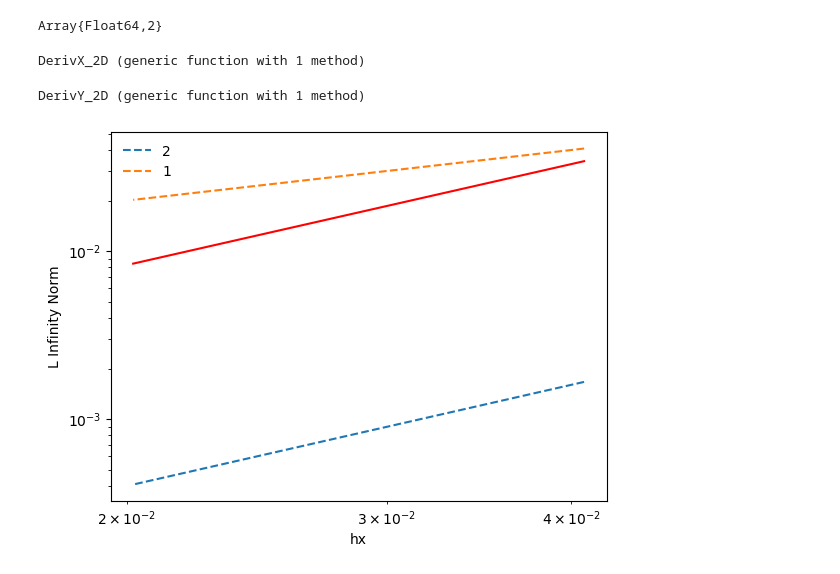
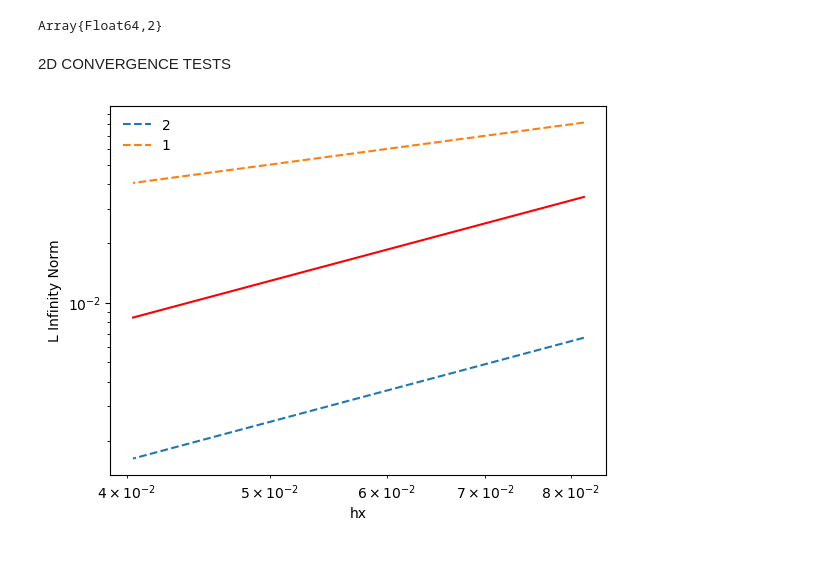
Before and after one commit to mmedina002/SparseGrids, a Jupyter notebook: src/ipython-notebooks/FiniteDifferencingClean.ipynb, the cells around one changed output. Cells and saved outputs as stored; diff of their text form; code cells hidden in the pictures.

```diff
--- a/src/ipython-notebooks/FiniteDifferencingClean.ipynb
+++ b/src/ipython-notebooks/FiniteDifferencingClean.ipynb
@@ -161,73 +227,38 @@ PyObject <matplotlib.colorbar.Colorbar object at 0x...>
 typeof(sinxcosy)
 # %% [output]
 Array{Float64,2}
-# %%
-function DerivX_2D(u::Array{Float64,2}, grid::Params2D)::Array{Float64}
-    dudx= zeros(grid.Nx,grid.Ny)
-    hx = dX_2D(grid)
-
-    for i in 1:grid.Nx, j in 1:grid.Ny
-        if i==1
-            dudx[i,j] = (u[i+1,j] - u[i,j])/hx
-        elseif i==grid.Nx
-            dudx[i,j] = (u[i,j] - u[i-1,j])/hx
-        else
-            dudx[i,j] = (u[i+1,j]-u[i-1,j])/2hx
-        end
-    end
-    return dudx
-end
-# %% [output]
-DerivX_2D (generic function with 1 method)
 # %%
 cosxcosy = DerivX_2D(sinxcosy,Params2D(100,100,1.0,1.0));
-# %%
-function DerivY_2D(u::Array{Float64,2},grid::Params2D)::Array{Float64}
-    dudy= zeros(grid.Nx,grid.Ny)
-    hy = dY_2D(grid)
-
-    for i in 1:grid.Nx, j in 1:grid.Ny
-        if j == 1
-            dudy[i,j] = (u[i,j+1] - u[i,j])/hy
-        elseif j== grid.Ny
-            dudy[i,j] = (u[i,j]-u[i,j-1])/hy
-        else
-            dudy[i,j] = (u[i,j+1]-u[i,j-1])/2hy
-        end
-    end
-    return dudy
-end
-# %% [output]
-DerivY_2D (generic function with 1 method)
+# %% [markdown]
+2D CONVERGENCE TESTS
 # %%
 Hx = []
 Ex = []
 Hy = []
 Ey = []
 
 for Nx in 50:100, Ny in 50:100
     grid = Params2D(Nx,Ny,4,4)
     u = functionOnGrid((x,y)->sin(pi*x)*cos(pi*y),grid)
     #analytical derivatives
     dUdx = functionOnGrid((x,y)->pi*cos(pi*x)*cos(pi*y),grid)
     dUdy = functionOnGrid((x,y)->sin(pi*x)*(-pi)*sin(pi*y),grid)
     errorx = maximum(abs.(DerivX_2D(u,grid)-dUdx))
     errory = maximum(abs.(DerivY_2D(u,grid)-dUdy))
-    hx = 2/(Nx-1)
-    hy = 2/(Ny-1)
+    hx=dX_2D(grid)
+    hy=dY_2D(grid)
     append!(Hx,hx)
     append!(Ex,errorx)
     append!(Hy,hy)
     append!(Ey,errory)
 end
 
 loglog(Hx,Ex,"r-")
-#loglog(Hy,Ey,"b-")
 loglog(Hx,Hx.^2,"--", label="2")
 loglog(Hx,Hx,"--",label="1")
 xlabel("hx")
 ylabel("L Infinity Norm")
 legend(loc="best", frameon=false)
 show()
 # %% [output]
-[figure, old version]
+[figure, new version]
```
Also changed, not shown: parts of 20 cells of this notebook.
